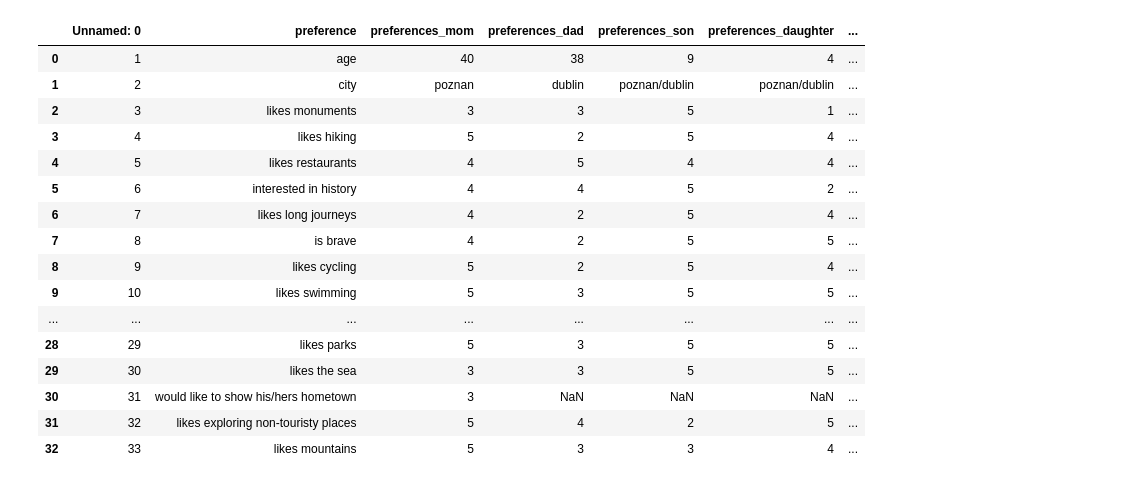
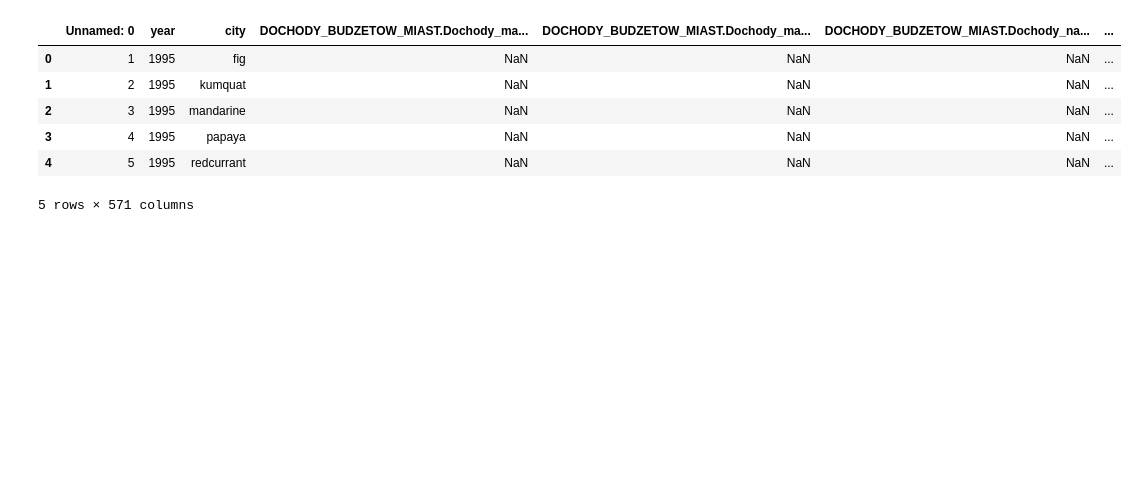
Before and after one commit to KonradJadwizyc/Hackathon-16.11.2019, a Jupyter notebook: codes/Python/hackathon.ipynb, the cells around one changed output. Cells and saved outputs as stored; diff of their text form; code cells hidden in the pictures; blank space fills up the shorter version.

```diff
--- a/codes/Python/hackathon.ipynb
+++ b/codes/Python/hackathon.ipynb
@@ -6,20 +4,15 @@ preferences = pd.read_csv("/Users/paulina.kalinowska/Desktop/project/Hackathon-1
-# %%
-df
-# %% [output]
-|  | Unnamed: 0 | preference | preferences_mom | preferences_dad | preferences_son | preferences_daughter | ... |
-| 0 | 1 | age | 40 | 38 | 9 | 4 | ... |
-| 1 | 2 | city | poznan | dublin | poznan/dublin | poznan/dublin | ... |
-| 2 | 3 | likes monuments | 3 | 3 | 5 | 1 | ... |
-| 3 | 4 | likes hiking | 5 | 2 | 5 | 4 | ... |
-| 4 | 5 | likes restaurants | 4 | 5 | 4 | 4 | ... |
-| 5 | 6 | interested in history | 4 | 4 | 5 | 2 | ... |
-| 6 | 7 | likes long journeys | 4 | 2 | 5 | 4 | ... |
-| 7 | 8 | is brave | 4 | 2 | 5 | 5 | ... |
-| 8 | 9 | likes cycling | 5 | 2 | 5 | 4 | ... |
-| 9 | 10 | likes swimming | 5 | 3 | 5 | 5 | ... |
-| ... | ... | ... | ... | ... | ... | ... | ... |
-| 28 | 29 | likes parks | 5 | 3 | 5 | 5 | ... |
-| 29 | 30 | likes the sea | 3 | 3 | 5 | 5 | ... |
-| 30 | 31 | would like to show his/hers hometown | 3 | NaN | NaN | NaN | ... |
-| 31 | 32 | likes exploring non-touristy places | 5 | 4 | 2 | 5 | ... |
-| 32 | 33 | likes mountains | 5 | 3 | 3 | 4 | ... |
+# %%
+preferences = pd.read_csv("/Users/paulina.kalinowska/Desktop/project/Hackathon-16.11.2019/data/csv/preferences.csv")
+distances = pd.read_csv("/Users/paulina.kalinowska/Desktop/project/Hackathon-16.11.2019/data/csv/distances.csv")
+full_data = pd.read_csv("/Users/paulina.kalinowska/Desktop/project/Hackathon-16.11.2019/data/csv/full_data.csv")
+miasta_z_wiki = pd.read_csv("/Users/paulina.kalinowska/Desktop/project/Hackathon-16.11.2019/data/csv/miasta_z_wiki.csv")
+# %%
+full_data.head()
+# %% [output]
+|  | Unnamed: 0 | year | city | DOCHODY_BUDZETOW_MIAST.Dochody_ma... | DOCHODY_BUDZETOW_MIAST.Dochody_ma... | DOCHODY_BUDZETOW_MIAST.Dochody_na... | ... |
+| 0 | 1 | 1995 | fig | NaN | NaN | NaN | ... |
+| 1 | 2 | 1995 | kumquat | NaN | NaN | NaN | ... |
+| 2 | 3 | 1995 | mandarine | NaN | NaN | NaN | ... |
+| 3 | 4 | 1995 | papaya | NaN | NaN | NaN | ... |
+| 4 | 5 | 1995 | redcurrant | NaN | NaN | NaN | ... |
+5 rows × 571 columns
```
Also changed, not shown: parts of 21 cells of this notebook, 6 other files.
